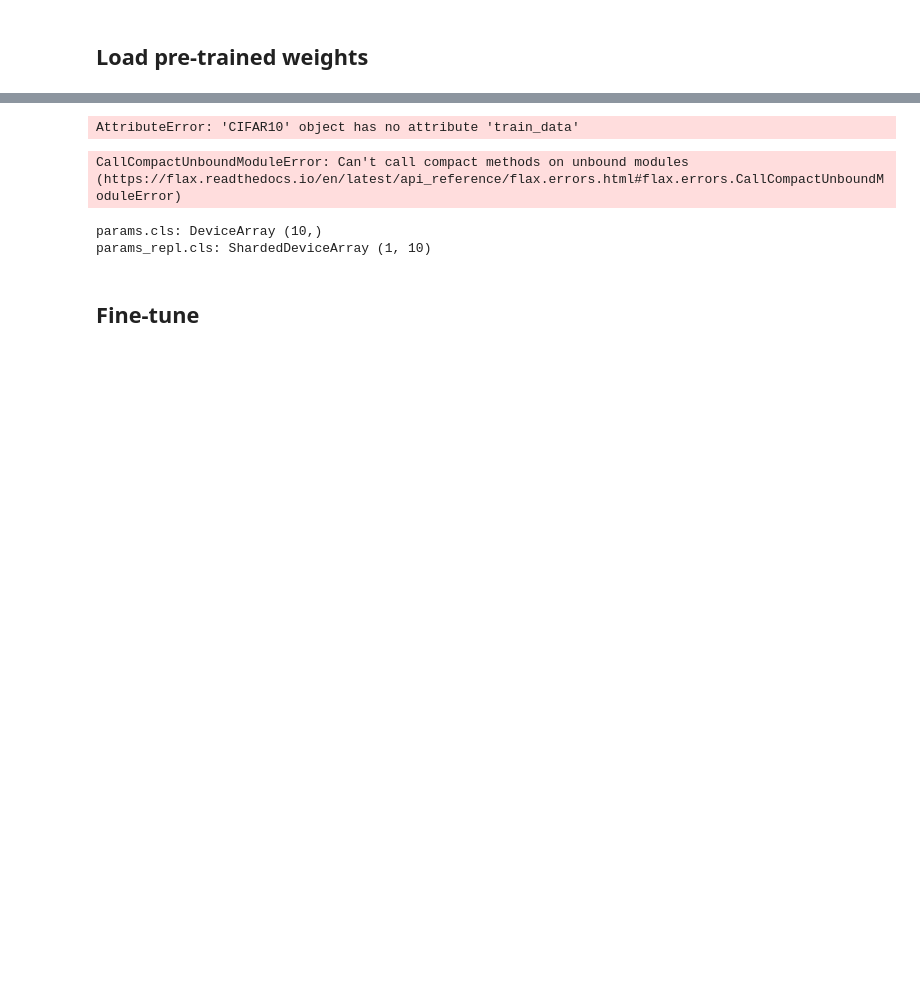
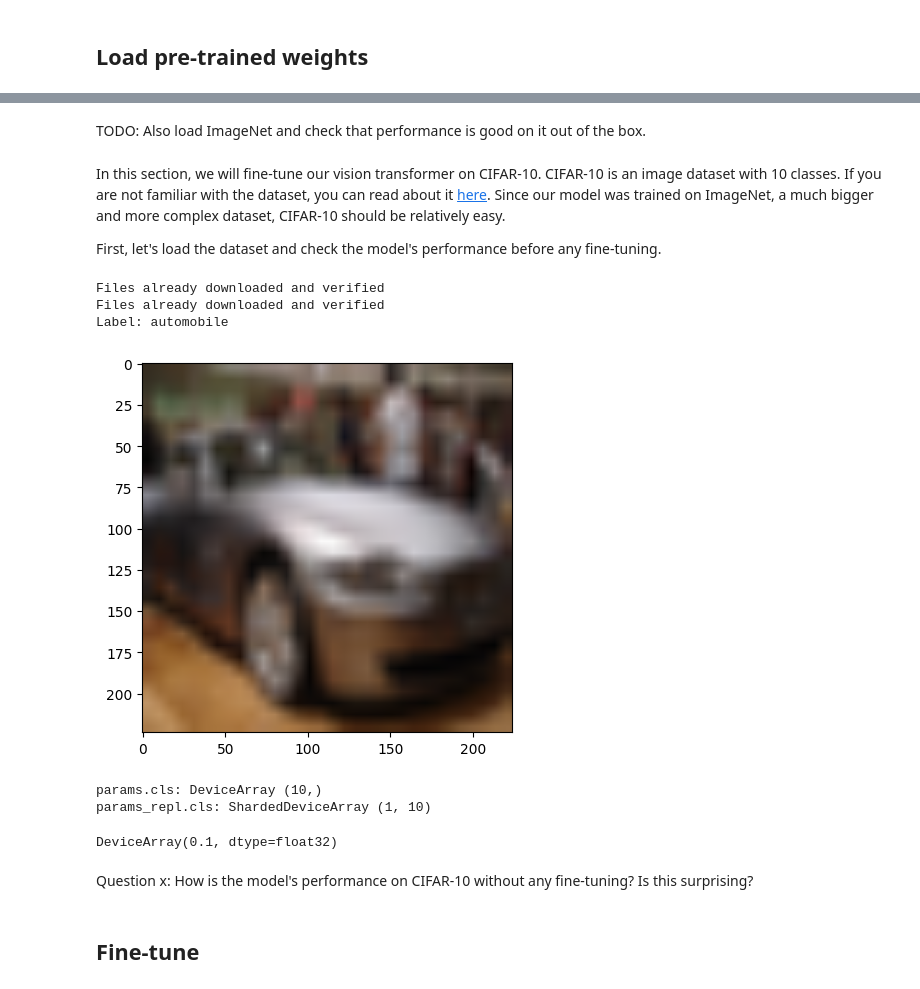
Before and after one commit to rsha256/ViT, a Jupyter notebook: vit_homework.ipynb, the cells around one changed output, grey strips where cells are left out. Drawn from its saved outputs; the diff is of its cells as text; code cells hidden in the pictures; blank space fills up the shorter version.

Commit message:
cifar10 loading working

```diff
--- a/vit_homework.ipynb
+++ b/vit_homework.ipynb
@@ -126,15 +103,27 @@ label=3
-# %%
-# Get the full train dataset (for checking accuracy while training)
-train_images = np.array(cifar10_train.train_data).reshape(len(cifar10_train.train_data), -1)
-train_labels = one_hot(np.array(cifar10_train.train_labels), n_targets)
-
-# Get full test dataset
-test_images = jnp.array(cifar10_test.test_data.numpy().reshape(len(cifar10_test.test_data), -1), dtype=jnp.float32)
-test_labels = one_hot(np.array(cifar10_test.test_labels), n_targets)
-# %% [output]
-AttributeError: 'CIFAR10' object has no attribute 'train_data'
-# %%
-out = model(image.numpy())
-# %% [output]
-CallCompactUnboundModuleError: Can't call compact methods on unbound modules (https://flax.readthedocs.io/en/latest/api_reference/flax.errors.html#flax.errors.CallCompactUnboundModuleError)
+# %% [markdown]
+TODO: Also load ImageNet and check that performance is good on it out of the box.
+# %% [markdown]
+In this section, we will fine-tune our vision transformer on CIFAR-10. CIFAR-10 is an image dataset with 10 classes. If you are not familiar with the dataset, you can read about it [here](https://www.cs.toronto.edu/~kriz/cifar.html). Since our model was trained on ImageNet, a much bigger and more complex dataset, CIFAR-10 should be relatively easy.
+
+First, let's load the dataset and check the model's performance before any fine-tuning.
+# %%
+n_targets = 10
+batch_size = 128
+cifar10_labels = ['airplane', 'automobile', 'bird', 'cat', 'deer', 'dog', 'frog', 'horse', 'ship', 'truck']
+
+# Get datasets from torchvision
+cifar10_train, cifar10_test = get_cifar10()
+train_loader = DataLoader(cifar10_train, batch_size=batch_size, shuffle=True, pin_memory=True)
+test_loader = DataLoader(cifar10_test, batch_size=batch_size, pin_memory=True)
+
+# Show an example image
+for images, labels in train_loader:
+    plt.imshow(einops.rearrange(images[0], "c h w -> h w c"))
+    print(f"Label: {cifar10_labels[labels[0]]}")
+    break
+# %% [output]
+Files already downloaded and verified
+Files already downloaded and verified
+Label: automobile
+[figure, added]
 # %%
@@ -162,18 +151,24 @@ vit_apply_repl = jax.pmap(lambda params, inputs: model.apply(
 # %%
+# Check the accuracy on CIFAR-10 without fine-tuning
 
 def get_accuracy(params_repl, torch_loader: DataLoader):
   """Returns accuracy evaluated on the test set."""
   good = total = 0
-  for _, batch in zip(tqdm.trange(steps), ds_test.as_numpy_iterator()):
-  for image, label in torch_loader:
-    image = image.numpy()
-    predicted = vit_apply_repl(params_repl, image)
-    print(predicted.shape)
-    print(label.shape)
-    break
-    is_same = predicted.argmax(axis=-1) == label.argmax(axis=-1)
-    good += is_same.sum()
-    total += len(is_same.flatten())
-  return good #/ total
+  for image, label in tqdm(torch_loader):
+      image = image.unsqueeze(0).numpy()
+      image = einops.rearrange(image, "n b c h w -> n b h w c")
+      # ---------- student TODO -----------
+      predicted = vit_apply_repl(params_repl, image).squeeze()
+      is_same = predicted.argmax(axis=-1) == label.numpy()
+      good += is_same.sum()
+      total += len(is_same.flatten())
+      # -----------------------------------
+  return good / total
+
+get_accuracy(params_repl, test_loader)
+# %% [output]
+DeviceArray(0.1, dtype=float32)
+# %% [markdown]
+Question x: How is the model's performance on CIFAR-10 without any fine-tuning? Is this surprising?
 # %% [markdown]
 ## Fine-tune
```
Also changed, not shown: parts of 8 cells of this notebook, 1 other file.
